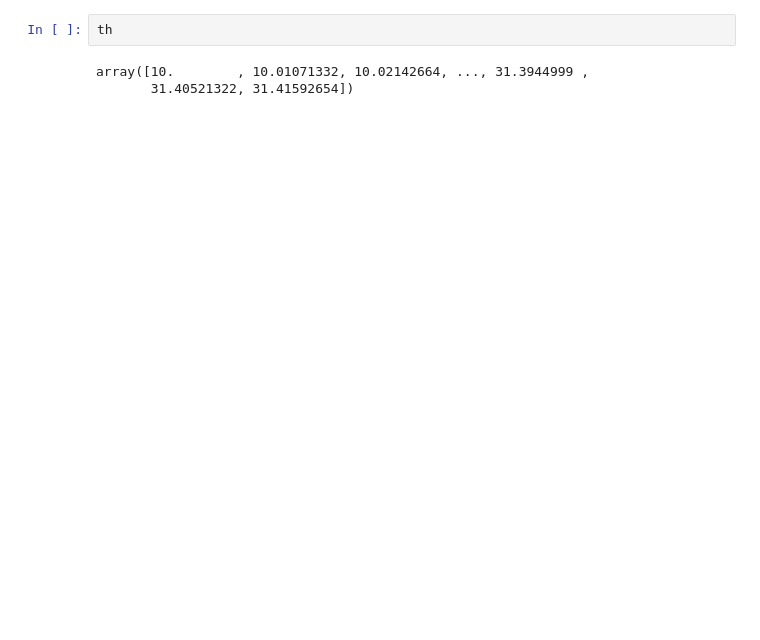
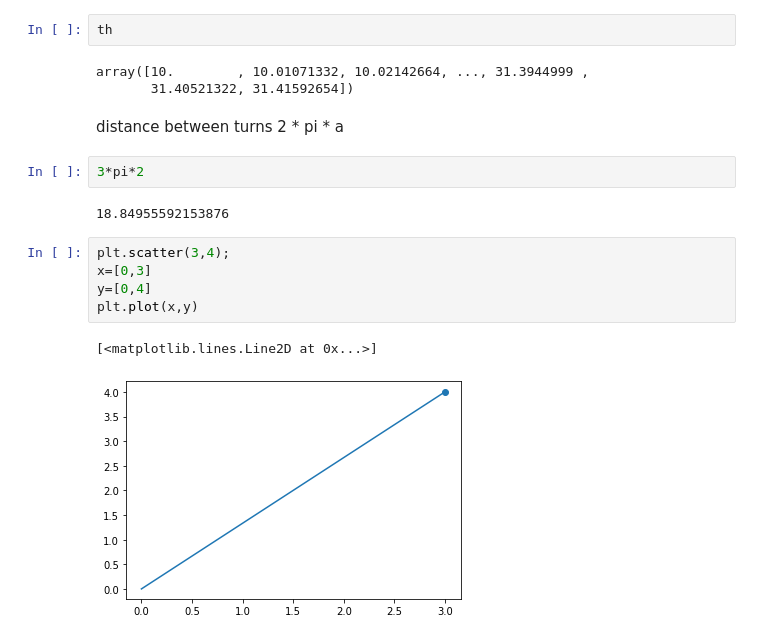
Before and after one commit to MaartenKool/CookBooks, a Jupyter notebook: SarosDial.ipynb, the cells around one changed output. Cells and saved outputs as stored; diff of their text form; blank space fills up the shorter version.

```diff
--- a/SarosDial.ipynb
+++ b/SarosDial.ipynb
@@ -507,3 +477,17 @@ th
 # %% [output]
 array([10.        , 10.01071332, 10.02142664, ..., 31.3944999 ,
        31.40521322, 31.41592654])
+# %% [markdown]
+distance between turns 2 * pi * a
+# %%
+3*pi*2
+# %% [output]
+18.84955592153876
+# %%
+plt.scatter(3,4);
+x=[0,3]
+y=[0,4]
+plt.plot(x,y)
+# %% [output]
+[<matplotlib.lines.Line2D at 0x...>]
+[figure, added]
```
Also changed, not shown: parts of 12 cells of this notebook, 1 other file.
